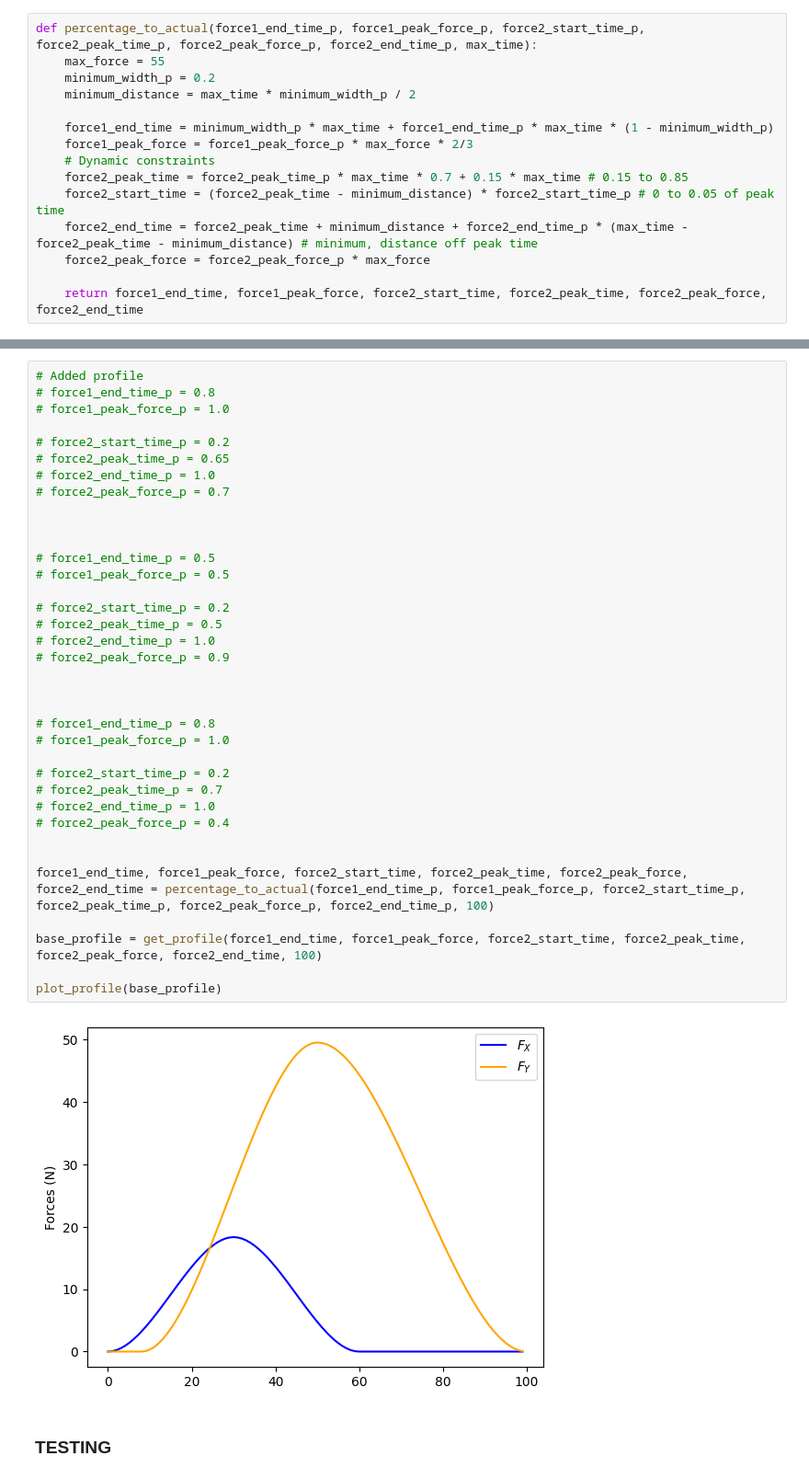
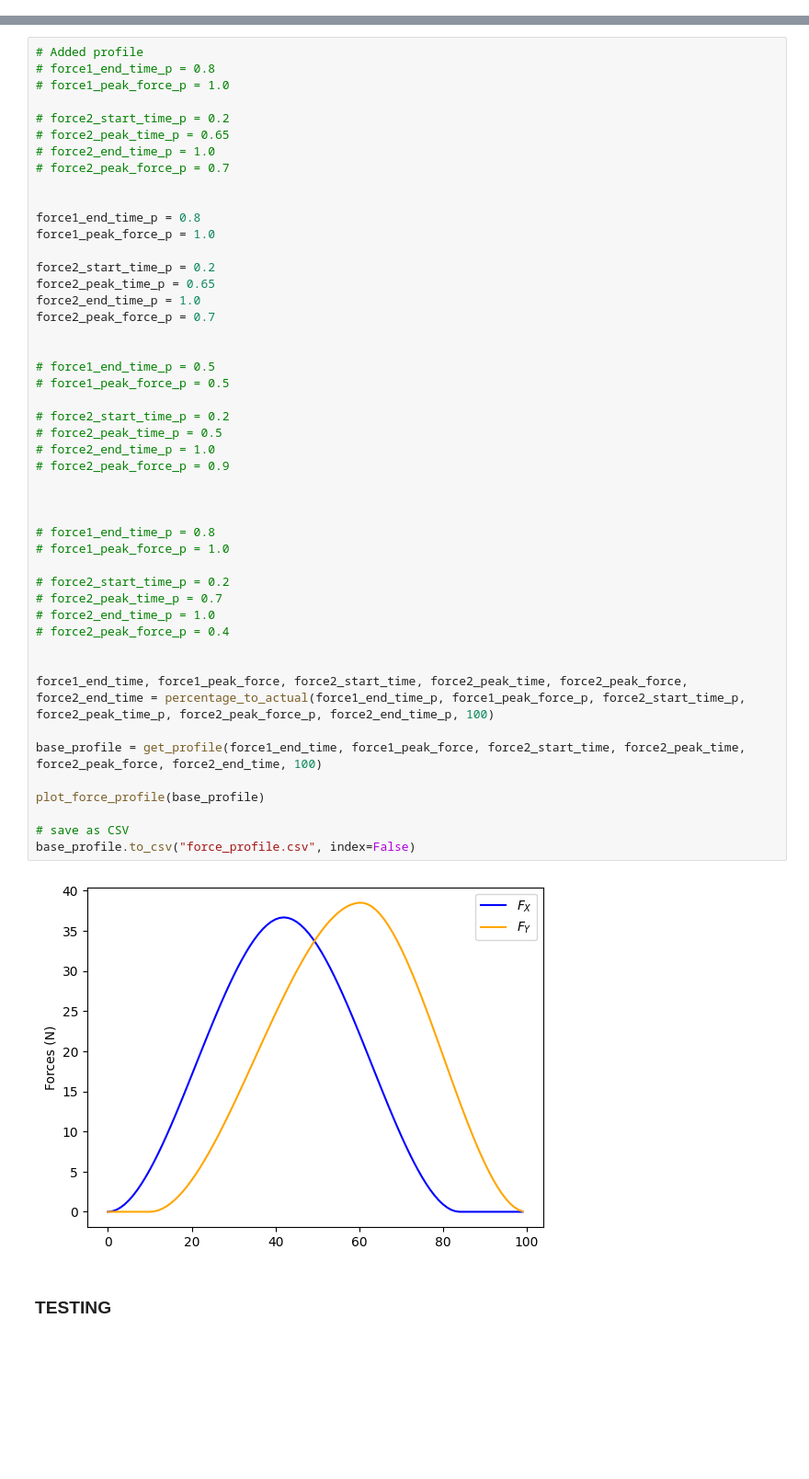
Before and after one commit to Harvard-Slade-Lab/assistive-arm, a Jupyter notebook: notebooks/parametrize_profiles.ipynb, the cells around one changed output, grey strips where cells are left out. Shown at 92% size. Drawn from its saved outputs; the diff is of its cells as text; blank space fills up the shorter version.

```diff
--- a/notebooks/parametrize_profiles.ipynb
+++ b/notebooks/parametrize_profiles.ipynb
@@ -60,15 +21,0 @@ def get_profile(force1_end_time, force1_peak_force, force2_start_time, force2_pe
-# %%
-def percentage_to_actual(force1_end_time_p, force1_peak_force_p, force2_start_time_p, force2_peak_time_p, force2_peak_force_p, force2_end_time_p, max_time):
-    max_force = 55
-    minimum_width_p = 0.2
-    minimum_distance = max_time * minimum_width_p / 2
-
-    force1_end_time = minimum_width_p * max_time + force1_end_time_p * max_time * (1 - minimum_width_p)
-    force1_peak_force = force1_peak_force_p * max_force * 2/3
-    # Dynamic constraints
-    force2_peak_time = force2_peak_time_p * max_time * 0.7 + 0.15 * max_time # 0.15 to 0.85
-    force2_start_time = (force2_peak_time - minimum_distance) * force2_start_time_p # 0 to 0.05 of peak time
-    force2_end_time = force2_peak_time + minimum_distance + force2_end_time_p * (max_time - force2_peak_time - minimum_distance) # minimum, distance off peak time
-    force2_peak_force = force2_peak_force_p * max_force
-
-    return force1_end_time, force1_peak_force, force2_start_time, force2_peak_time, force2_peak_force, force2_end_time
@@ -90,35 +28,46 @@ def plot_profile(profile):
 # force2_peak_time_p = 0.65
 # force2_end_time_p = 1.0
 # force2_peak_force_p = 0.7
 
+
+force1_end_time_p = 0.8
+force1_peak_force_p = 1.0
+
+force2_start_time_p = 0.2
+force2_peak_time_p = 0.65
+force2_end_time_p = 1.0
+force2_peak_force_p = 0.7
 
 
 # force1_end_time_p = 0.5
 # force1_peak_force_p = 0.5
 
 # force2_start_time_p = 0.2
 # force2_peak_time_p = 0.5
 # force2_end_time_p = 1.0
 # force2_peak_force_p = 0.9
 
 
 
 # force1_end_time_p = 0.8
 # force1_peak_force_p = 1.0
 
 # force2_start_time_p = 0.2
 # force2_peak_time_p = 0.7
 # force2_end_time_p = 1.0
 # force2_peak_force_p = 0.4
 
 
 force1_end_time, force1_peak_force, force2_start_time, force2_peak_time, force2_peak_force, force2_end_time = percentage_to_actual(force1_end_time_p, force1_peak_force_p, force2_start_time_p, force2_peak_time_p, force2_peak_force_p, force2_end_time_p, 100)
 
 base_profile = get_profile(force1_end_time, force1_peak_force, force2_start_time, force2_peak_time, force2_peak_force, force2_end_time, 100)
 
-plot_profile(base_profile)
+plot_force_profile(base_profile)
+
+# save as CSV
+base_profile.to_csv("force_profile.csv", index=False)
 # %% [output]
-[figure, old version]
+[figure, new version]
 # %% [markdown]
 ### TESTING
 # %%
```
Also changed, not shown: parts of 4 cells of this notebook, 1 other file.
